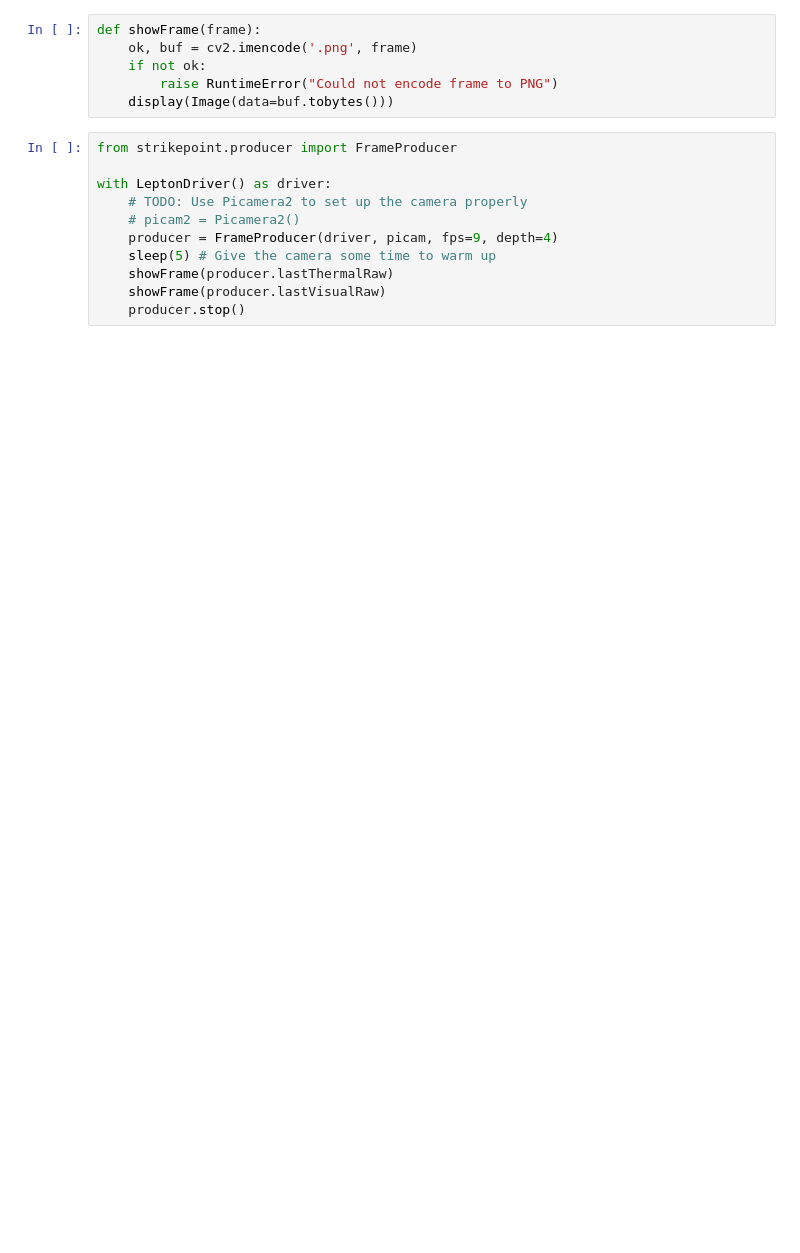
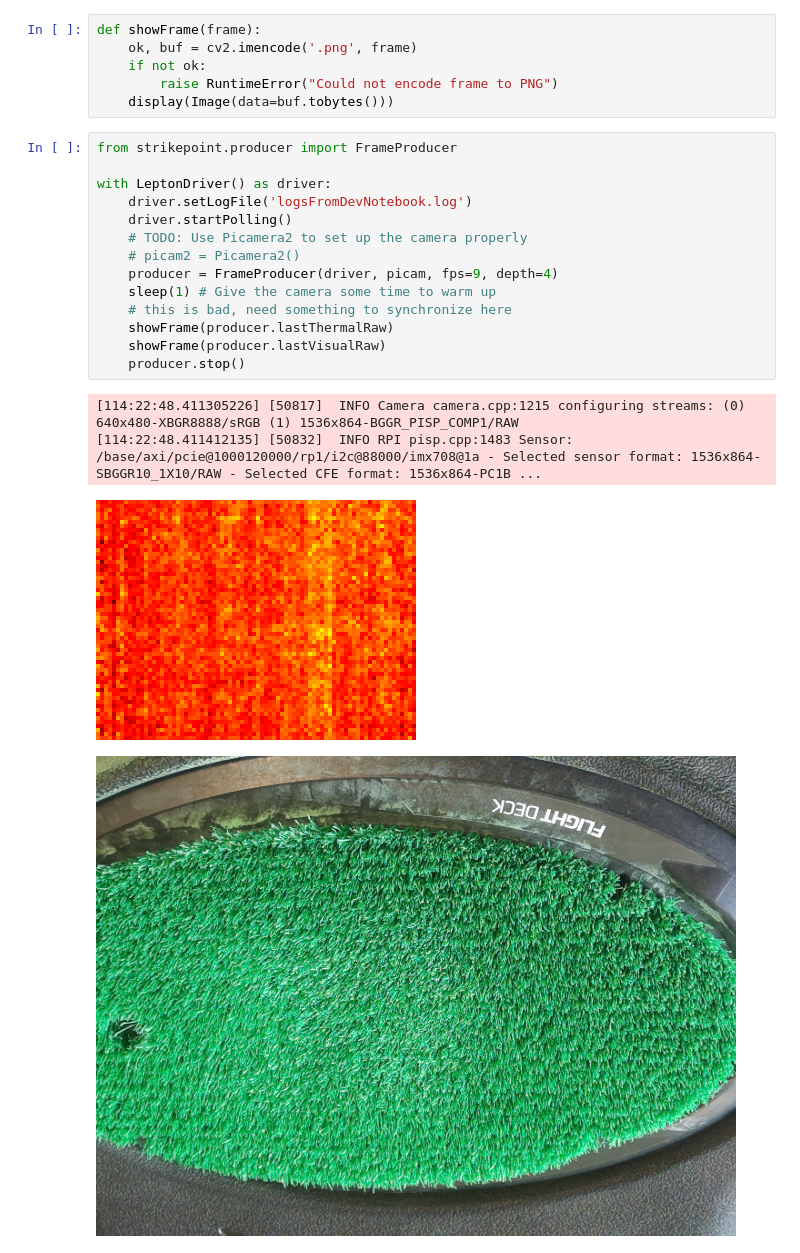
Before and after one commit to mbtown01/strikepoint, a Jupyter notebook: dev.ipynb, the cells around one changed output. Cells and saved outputs as stored; diff of their text form; blank space fills up the shorter version.

```diff
--- a/dev.ipynb
+++ b/dev.ipynb
@@ -17,11 +23,19 @@ def showFrame(frame):
 # %%
 from strikepoint.producer import FrameProducer
 
 with LeptonDriver() as driver:
+    driver.setLogFile('logsFromDevNotebook.log')
+    driver.startPolling()
     # TODO: Use Picamera2 to set up the camera properly
     # picam2 = Picamera2()
     producer = FrameProducer(driver, picam, fps=9, depth=4)
-    sleep(5) # Give the camera some time to warm up
+    sleep(1) # Give the camera some time to warm up
+    # this is bad, need something to synchronize here
     showFrame(producer.lastThermalRaw)
     showFrame(producer.lastVisualRaw)
     producer.stop()
+# %% [output]
+[114:22:48.411305226] [50817]  INFO Camera camera.cpp:1215 configuring streams: (0) 640x480-XBGR8888/sRGB (1) 1536x864-BGGR_PISP_COMP1/RAW
+[114:22:48.411412135] [50832]  INFO RPI pisp.cpp:1483 Sensor: /base/axi/pcie@1000120000/rp1/i2c@88000/imx708@1a - Selected sensor format: 1536x864-SBGGR10_1X10/RAW - Selected CFE format: 1536x864-PC1B ...
+[figure, added]
+[figure, added]
```
Also changed, not shown: parts of 2 cells of this notebook, 7 other files.
